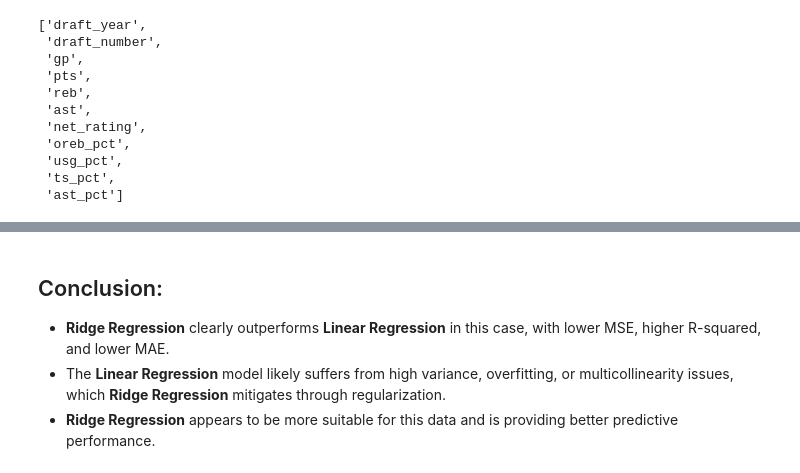
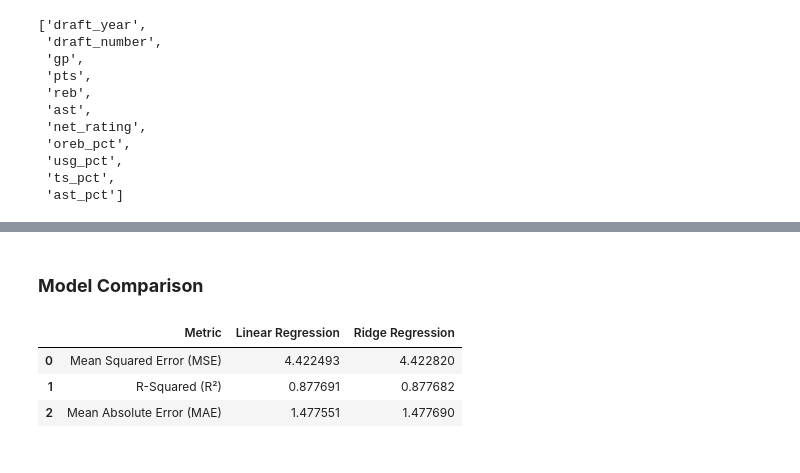
Before and after one commit to JoshvaDS/NBA-Player-Performance-Prediction, a Jupyter notebook: nba_performance_analysis.ipynb, the cells around one changed output, grey strips where cells are left out. Saved outputs shown, nothing was run; the diff lists cells and outputs as text; code cells hidden in the pictures.

```diff
--- a/nba_performance_analysis.ipynb
+++ b/nba_performance_analysis.ipynb
@@ -172,7 +232,7 @@ plt.show()
 ### **_Correlation Matrix Calculation and Heatmap Visualization_**
 # %%
 # Drop the 'player_name' column as it is a non-numeric feature
-correlation_matrix = players_df.drop(columns=['player_name']).corr()
+correlation_matrix = players_df.select_dtypes(exclude=['object']).corr()
 
 # Plot the correlation matrix as a heatmap for better visualization
 plt.figure(figsize=(16, 8))  # Set the figure size
@@ -194,8 +257,8 @@ plt.show()  # Display the plo
 pts_correlation = correlation_matrix['pts']
 
 # Select columns based on the correlation thresholds:
-selected_columns = pts_correlation[(pts_correlation > 0.20) | # Select features with a correlation greater than 0.20 with PTS
-                                   (pts_correlation < -0.10)  # Select features with a correlation less than -0.10 with PTS
+selected_columns = pts_correlation[(pts_correlation > 0.2) | # Select features with a correlation greater than 0.20 with PTS
+                                   (pts_correlation < -0.1)  # Select features with a correlation less than -0.10 with PTS
                                    ].index.tolist()
 
 # Display the selected columns
@@ -264 +332,11 @@ print(X_transformed)
+# %%
+# Initialize transformers for scaling
+scaler = StandardScaler()  # Standardize numerical features (mean=0, std=1)
+
+# Transform numerical columns
+X = scaler.fit_transform(X)  # Apply scaling to numerical data
+
+# Split the dataset into training and testing sets
+X_train, X_test, Y_train, Y_test = train_test_split(X, Y, test_size=0.25, random_state=2)
+# 75% for training, 25% for testing
 # %% [markdown]
@@ -289,6 +358,6 @@ Linear Regression Mean Absolute Error:  1.4549726886836074
 # %%
 # Creating and training a Ridge Regression model with regularization
-ridge_model = Ridge(alpha=1.0)  # Instantiating the Ridge model and setting alpha (regularization strength)
+ridge_model = Ridge()  # Instantiating the Ridge model
 ridge_model.fit(X_train, Y_train)  # Fitting the model on the training data
 
 # Making predictions on the test set
@@ -298,8 +367,3 @@ Y_pred_ridge = ridge_model.predict(X_test)  # Predicting points (Y) for the test
 mse_ridge = mean_squared_error(Y_test, Y_pred_ridge)  # Calculating Mean Squared Error
 r_squared_ridge = r2_score(Y_test, Y_pred_ridge)  # Calculating R-squared value
 mae_ridge = mean_absolute_error(Y_test, Y_pred_ridge)  # Calculating Mean Absolute Error
-
-# Printing the evaluation results
-print("Ridge Mean Squared Error: ", mse_ridge)  # Showing the Mean Squared Error
-print("Ridge R-Squared Error: ", r_squared_ridge)  # Showing the R-squared value
-print("Ridge Mean Absolute Error: ", mae_ridge)  # Showing the Mean Absolute Error
@@ -335,6 +370,21 @@ Ridge Mean Absolute Error:  1.45508507531599
-# %% [markdown]
-## Conclusion:
-
-- **Ridge Regression** clearly outperforms **Linear Regression** in this case, with lower MSE, higher R-squared, and lower MAE.
-- The **Linear Regression** model likely suffers from high variance, overfitting, or multicollinearity issues, which **Ridge Regression** mitigates through regularization.
-- **Ridge Regression** appears to be more suitable for this data and is providing better predictive performance.
+# %% [markdown]
+### **Model Comparison**
+# %%
+
+# Creating a comparison dataset using the results of both models
+comparison_data = {
+    'Metric': ['Mean Squared Error (MSE)', 'R-Squared (R²)', 'Mean Absolute Error (MAE)'],
+    'Linear Regression': [mse_linear, r_squared_linear, mae_linear],
+    'Ridge Regression': [mse_ridge, r_squared_ridge, mae_ridge]
+}
+
+# Converting the dictionary into a DataFrame for better visualization
+comparison_df = pd.DataFrame(comparison_data)
+
+# Printing the comparison dataset
+comparison_df.head()
+# %% [output]
+|  | Metric | Linear Regression | Ridge Regression |
+| 0 | Mean Squared Error (MSE) | 4.422493 | 4.422820 |
+| 1 | R-Squared (R²) | 0.877691 | 0.877682 |
+| 2 | Mean Absolute Error (MAE) | 1.477551 | 1.477690 |
```
Also changed, not shown: parts of 30 cells of this notebook.
